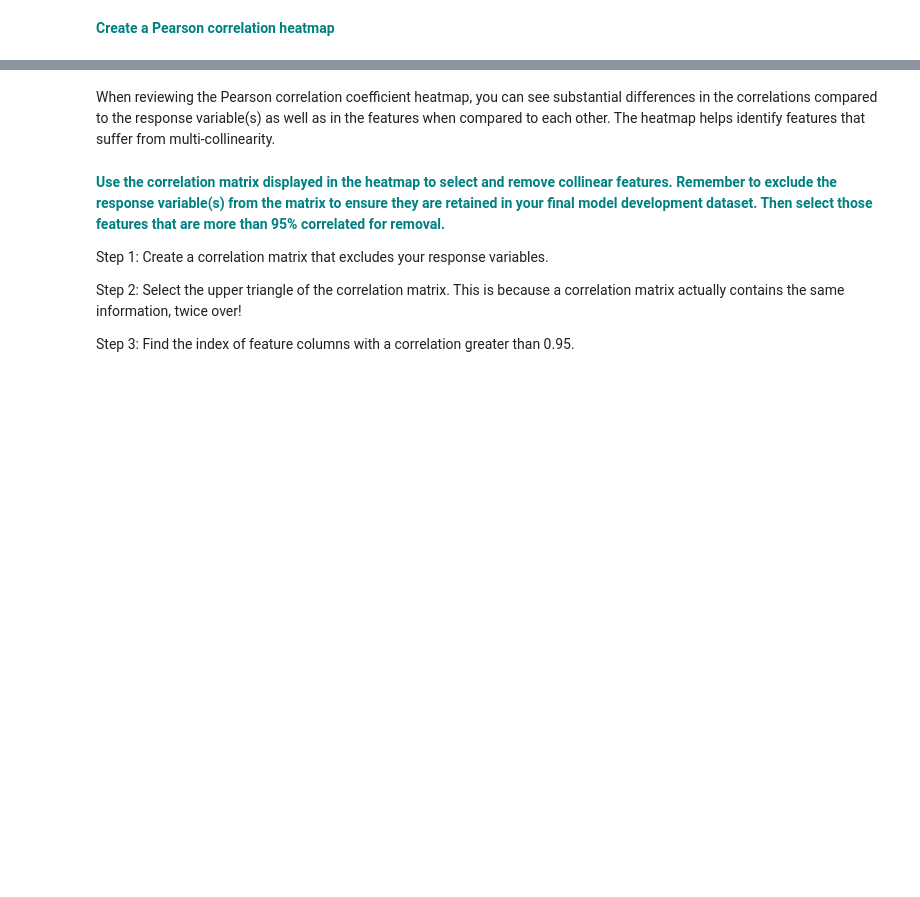
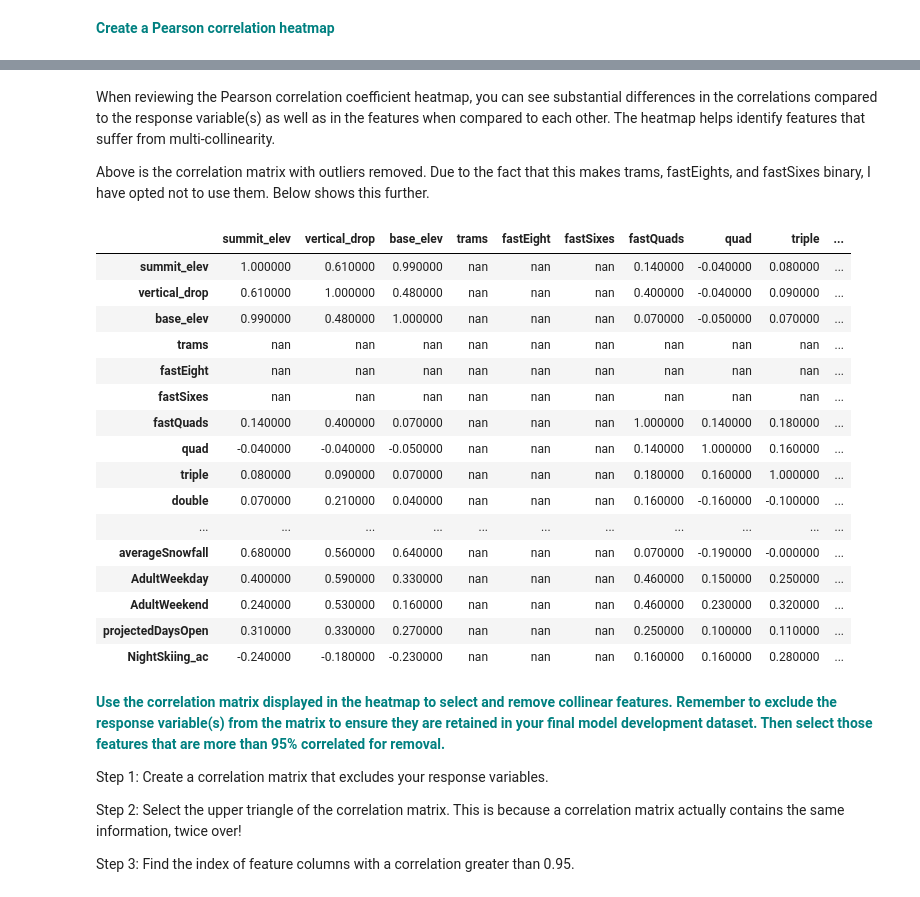
Before and after one commit to grykah/SBwork, a Jupyter notebook: Capstone1-guided-BigMountainResort/Notebook_stepthree.ipynb, the cells around one changed output, grey strips where cells are left out. Saved outputs shown, nothing was run; the diff lists cells and outputs as text; code cells hidden in the pictures; blank space fills up the shorter version.

```diff
--- a/Capstone1-guided-BigMountainResort/Notebook_stepthree.ipynb
+++ b/Capstone1-guided-BigMountainResort/Notebook_stepthree.ipynb
@@ -293,5 +293,30 @@ sns.heatmap(corr, linewidths=0.1, cmap='YlGnBu', annot=True)
 # %% [markdown]
 When reviewing the Pearson correlation coefficient heatmap, you can see substantial differences in the correlations compared to the response variable(s) as well as in the features when compared to each other. The heatmap helps identify features that suffer from multi-collinearity.
+
+Above is the correlation matrix with outliers removed.  Due to the fact that this makes trams, fastEights, and fastSixes binary, I have opted not to use them.  Below shows this further.
+# %%
+#Calculate the correlation coefficients
+corr = dfno.corr(method='pearson')
+#plot it in the next line
+corr.round(2).style.background_gradient(cmap='coolwarm')
+# %% [output]
+|  | summit_elev | vertical_drop | base_elev | trams | fastEight | fastSixes | fastQuads | quad | triple | ... |
+| summit_elev | 1.000000 | 0.610000 | 0.990000 | nan | nan | nan | 0.140000 | -0.040000 | 0.080000 | ... |
+| vertical_drop | 0.610000 | 1.000000 | 0.480000 | nan | nan | nan | 0.400000 | -0.040000 | 0.090000 | ... |
+| base_elev | 0.990000 | 0.480000 | 1.000000 | nan | nan | nan | 0.070000 | -0.050000 | 0.070000 | ... |
+| trams | nan | nan | nan | nan | nan | nan | nan | nan | nan | ... |
+| fastEight | nan | nan | nan | nan | nan | nan | nan | nan | nan | ... |
+| fastSixes | nan | nan | nan | nan | nan | nan | nan | nan | nan | ... |
+| fastQuads | 0.140000 | 0.400000 | 0.070000 | nan | nan | nan | 1.000000 | 0.140000 | 0.180000 | ... |
+| quad | -0.040000 | -0.040000 | -0.050000 | nan | nan | nan | 0.140000 | 1.000000 | 0.160000 | ... |
+| triple | 0.080000 | 0.090000 | 0.070000 | nan | nan | nan | 0.180000 | 0.160000 | 1.000000 | ... |
+| double | 0.070000 | 0.210000 | 0.040000 | nan | nan | nan | 0.160000 | -0.160000 | -0.100000 | ... |
+| ... | ... | ... | ... | ... | ... | ... | ... | ... | ... | ... |
+| averageSnowfall | 0.680000 | 0.560000 | 0.640000 | nan | nan | nan | 0.070000 | -0.190000 | -0.000000 | ... |
+| AdultWeekday | 0.400000 | 0.590000 | 0.330000 | nan | nan | nan | 0.460000 | 0.150000 | 0.250000 | ... |
+| AdultWeekend | 0.240000 | 0.530000 | 0.160000 | nan | nan | nan | 0.460000 | 0.230000 | 0.320000 | ... |
+| projectedDaysOpen | 0.310000 | 0.330000 | 0.270000 | nan | nan | nan | 0.250000 | 0.100000 | 0.110000 | ... |
+| NightSkiing_ac | -0.240000 | -0.180000 | -0.230000 | nan | nan | nan | 0.160000 | 0.160000 | 0.280000 | ... |
 # %% [markdown]
 <font color='teal'>**Use the correlation matrix displayed in the heatmap to select and remove collinear features. Remember to exclude the response variable(s) from the matrix to ensure they are retained in your final model development dataset. Then select those features that are more than 95% correlated for removal.**</font>
 
```
Also changed, not shown: parts of 9 cells of this notebook, 2 other files.
